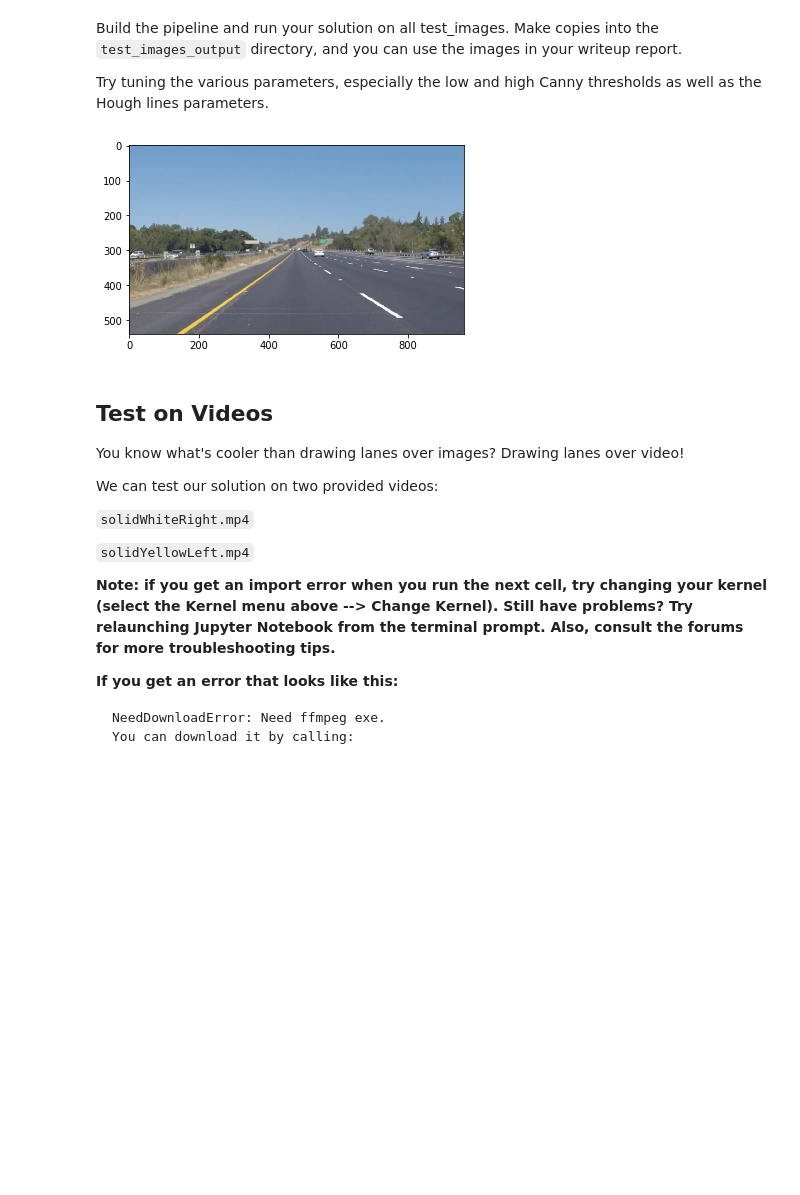
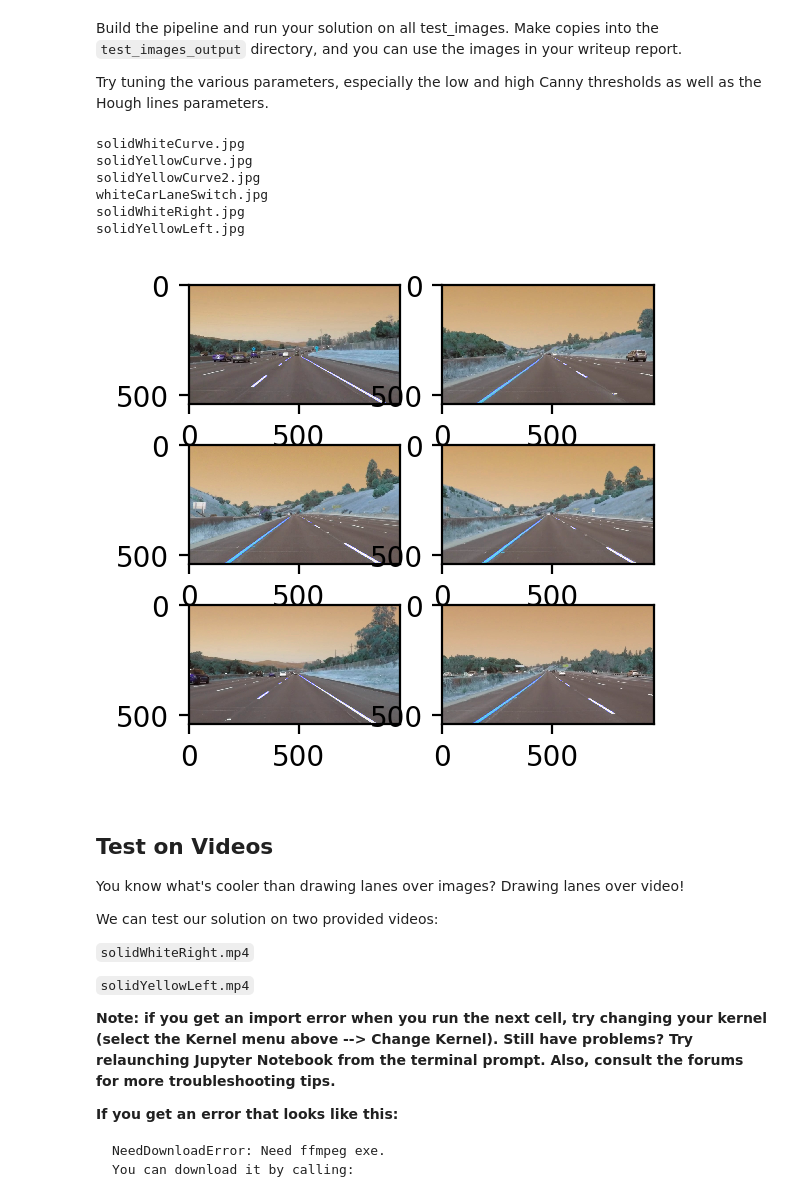
Before and after one commit to neko-suki/CarND-LaneLines-P1, a Jupyter notebook: P1.ipynb, the cells around one changed output. Cells and saved outputs as stored; diff of their text form; code cells hidden in the pictures; blank space fills up the shorter version.

```diff
--- a/P1.ipynb
+++ b/P1.ipynb
@@ -87,9 +87,9 @@ def grayscale(img):
     but NOTE: to see the returned image as grayscale
     (assuming your grayscaled image is called 'gray')
     you should call plt.imshow(gray, cmap='gray')"""
-    return cv2.cvtColor(img, cv2.COLOR_RGB2GRAY)
+    #return cv2.cvtColor(img, cv2.COLOR_RGB2GRAY)
     # Or use BGR2GRAY if you read an image with cv2.imread()
-    # return cv2.cvtColor(img, cv2.COLOR_BGR2GRAY)
+    return cv2.cvtColor(img, cv2.COLOR_BGR2GRAY)
 
 def canny(img, low_threshold, high_threshold):
     """Applies the Canny transform"""
@@ -193,21 +193,62 @@ os.listdir("test_images/")
 Build the pipeline and run your solution on all test_images. Make copies into the `test_images_output` directory, and you can use the images in your writeup report.
 
 Try tuning the various parameters, especially the low and high Canny thresholds as well as the Hough lines parameters.
-# %%
-def output(img, file_path, file_name):
-    plt.imshow(img)
-    cv2.imwrite("{}/{}".format(file_path, file_name), img)
-
-
-
-output_dir = "test_images_output"
-files = os.listdir("test_images/")
-for file in files:
-    # process
-    img = mpimg.imread("test_images/{}".format(file))
-    output(img, output_dir, file)
-# %% [output]
-[figure, removed]
+# %%
+def process_image(img):
+    result_image = None
+    #img = cv2.cvtColor(img, cv2.COLOR_BGR2RGB)
+
+    # make gray scale image
+    gray_scale_image = grayscale(img)
+
+    # make gaussian image
+    gaussian_blur_image = gaussian_blur(gray_scale_image, 3)
+
+    # make canny edge detected image
+    canny_image = canny(gaussian_blur_image, 200, 220)
+
+    # make roi image
+    vertices = np.array([[(0,540), (450, 315), (550, 315), (960, 540)]])
+    roi_image = region_of_interest(canny_image, vertices)
+
+    # make hough lines image
+    hough_lines_image = hough_lines(roi_image, 1, 1, 10, 10, 10)
+    #hough_line_images = cv2.cvtColor(hough_lines_image, cv2.COLOR_BGR2RGB)
+
+    # make weighted image
+    output_image = weighted_img(img, hough_lines_image, 0.5)
+    output_image = cv2.cvtColor(output_image, cv2.COLOR_RGB2BGR)
+
+    result_image = output_image
+    #result_image = hough_lines_image
+    #result_image = canny_image
+    #result_image = roi_image
+    return result_image
+
+output_dir = "test_images_output"
+files = os.listdir("test_images/")
+results = []
+plt.figure(figsize=(3,3),dpi=200)
+
+for i, file in enumerate(files):
+    # process
+    img = mpimg.imread("test_images/{}".format(file))
+
+    result_img = process_image(img)
+
+    cv2.imwrite("{}/{}".format(output_dir, file), result_img)
+    print(file)
+    plt.subplot(3,2, i+1)
+    #plt.imshow(result_img, cmap='gray')
+    plt.imshow(result_img)
+# %% [output]
+solidWhiteCurve.jpg
+solidYellowCurve.jpg
+solidYellowCurve2.jpg
+whiteCarLaneSwitch.jpg
+solidWhiteRight.jpg
+solidYellowLeft.jpg
+[figure, added]
 # %% [markdown]
 ## Test on Videos
 
```
